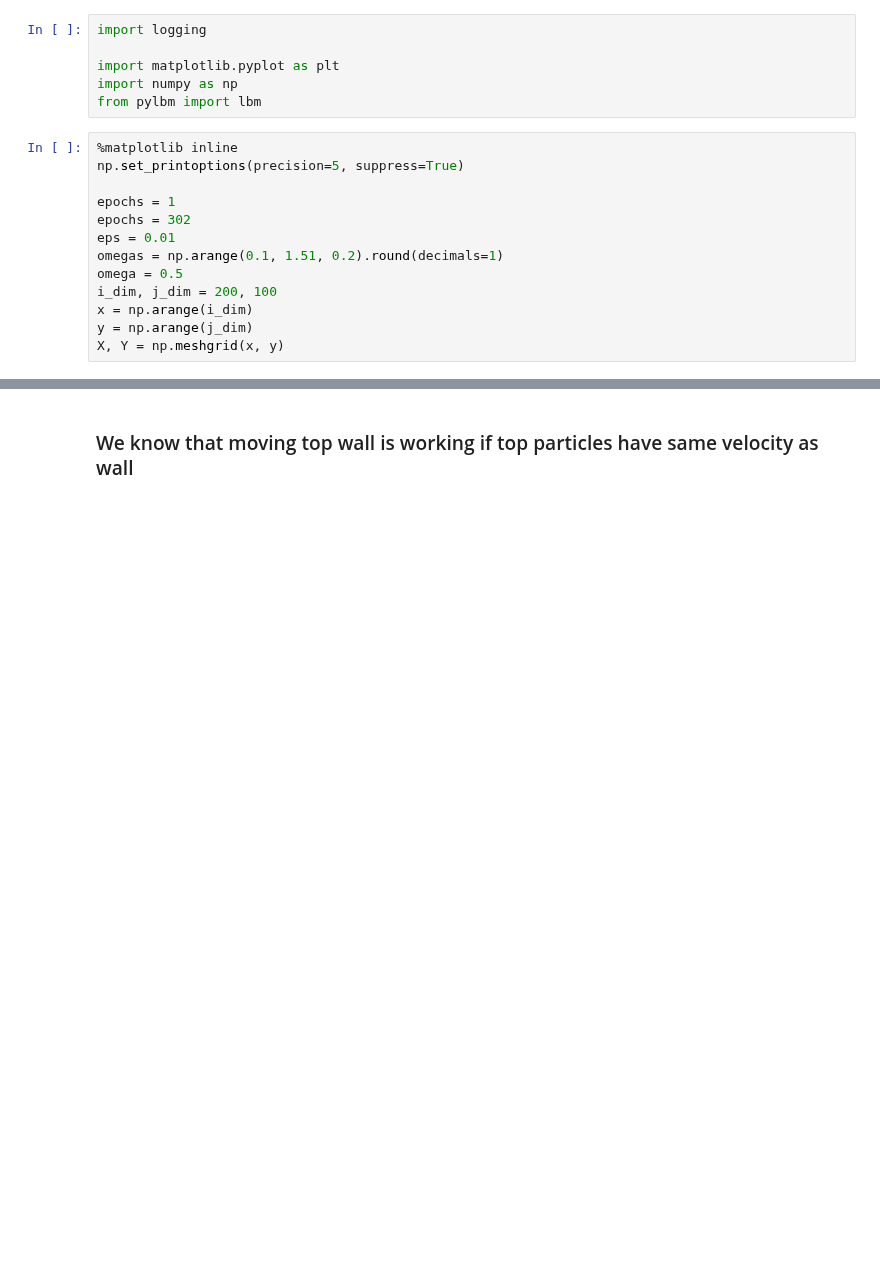
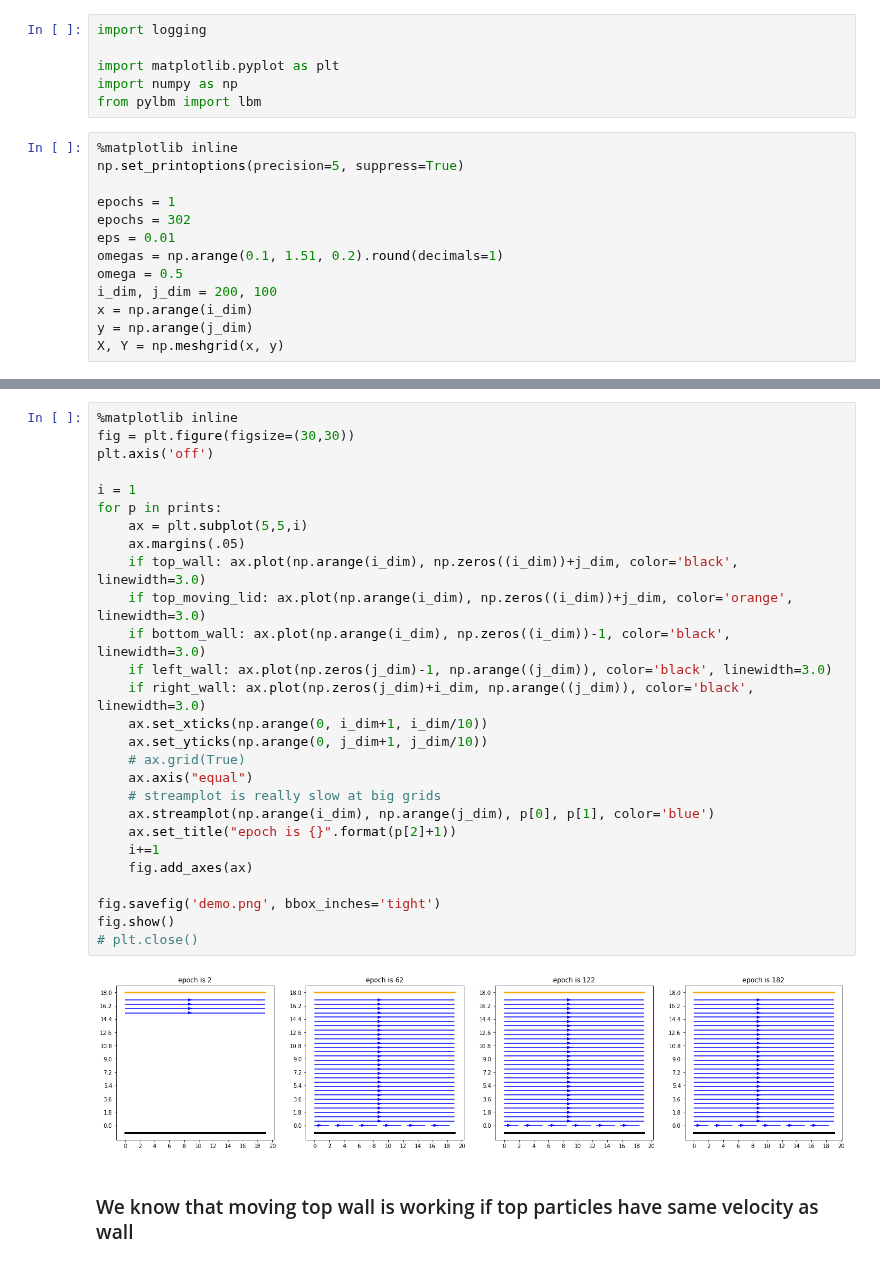
Before and after one commit to jonas27/pylbm, a Jupyter notebook: milestones/m4/m4.ipynb, the cells around one changed output, grey strips where cells are left out. Cells and saved outputs as stored; diff of their text form; blank space fills up the shorter version.

```diff
--- a/milestones/m4/m4.ipynb
+++ b/milestones/m4/m4.ipynb
@@ -73,2 +51,31 @@ fig.show()
+# %%
+%matplotlib inline
+fig = plt.figure(figsize=(30,30))
+plt.axis('off')
+
+i = 1
+for p in prints:
+    ax = plt.subplot(5,5,i)
+    ax.margins(.05)
+    if top_wall: ax.plot(np.arange(i_dim), np.zeros((i_dim))+j_dim, color='black', linewidth=3.0)
+    if top_moving_lid: ax.plot(np.arange(i_dim), np.zeros((i_dim))+j_dim, color='orange', linewidth=3.0)
+    if bottom_wall: ax.plot(np.arange(i_dim), np.zeros((i_dim))-1, color='black', linewidth=3.0)
+    if left_wall: ax.plot(np.zeros(j_dim)-1, np.arange((j_dim)), color='black', linewidth=3.0)
+    if right_wall: ax.plot(np.zeros(j_dim)+i_dim, np.arange((j_dim)), color='black', linewidth=3.0)
+    ax.set_xticks(np.arange(0, i_dim+1, i_dim/10))
+    ax.set_yticks(np.arange(0, j_dim+1, j_dim/10))
+    # ax.grid(True)
+    ax.axis("equal")
+    # streamplot is really slow at big grids
+    ax.streamplot(np.arange(i_dim), np.arange(j_dim), p[0], p[1], color='blue')
+    ax.set_title("epoch is {}".format(p[2]+1))
+    i+=1
+    fig.add_axes(ax)
+
+fig.savefig('demo.png', bbox_inches='tight')
+fig.show()
+# plt.close()
+# %% [output]
+[figure, added]
 # %% [markdown]
 ### We know that moving top wall is working if top particles have same velocity as wall
```
Also changed, not shown: parts of 2 cells of this notebook, 3 other files.
